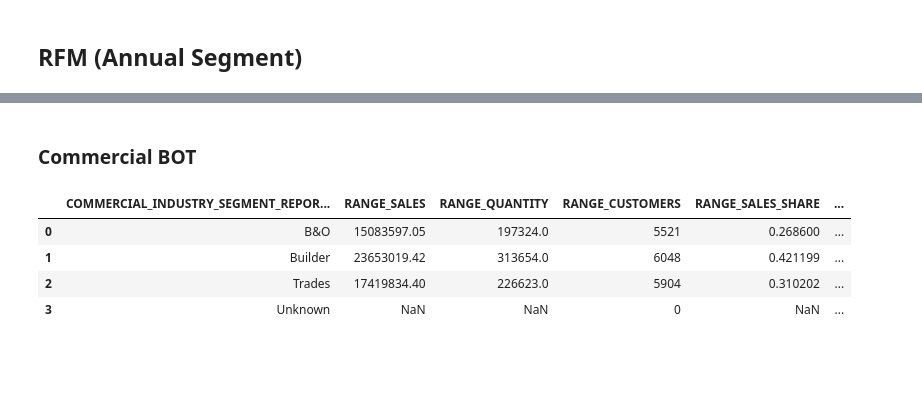
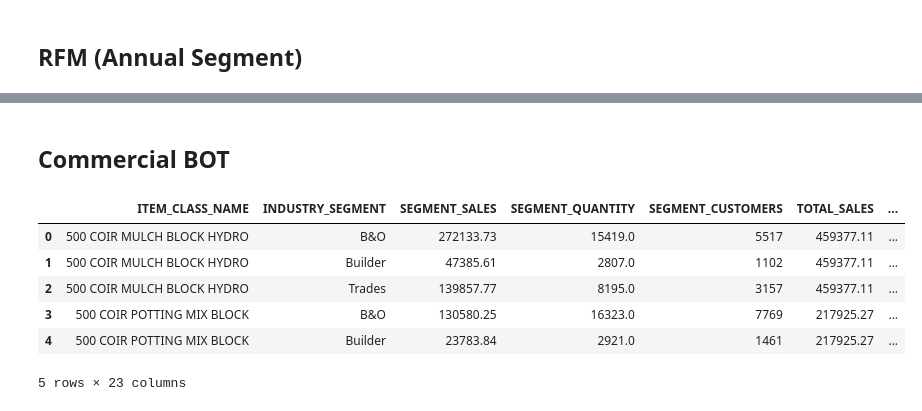
Before and after one commit to Meiji-Tran/Merch-Insights, a Jupyter notebook: NZ pest control & growing media/profiling.ipynb, the cells around one changed output, grey strips where cells are left out. Drawn from its saved outputs; the diff is of its cells as text; code cells hidden in the pictures; blank space fills up the shorter version.

```diff
--- a/NZ pest control & growing media/profiling.ipynb
+++ b/NZ pest control & growing media/profiling.ipynb
@@ -216,5 +434,5 @@ GM_rfm
 # %% [markdown]
-### Commercial BOT
+## Commercial BOT
 # %%
 # Get data
 GM_bot = con.read_sql_file_into_pandas(
@@ -222,15 +440,19 @@ GM_bot = con.read_sql_file_into_pandas(
     formatting={
         'start_date': start_date,
         'end_date': end_date,
-        'table_name': table_GM
+        'table_name': table_GM,
+        'level' : 'item_class_name',
+        'country' : 'AU'
     }
 )
 # %%
 # Check data
-GM_bot
+GM_bot.head()
 # %% [output]
-|  | COMMERCIAL_INDUSTRY_SEGMENT_REPOR... | RANGE_SALES | RANGE_QUANTITY | RANGE_CUSTOMERS | RANGE_SALES_SHARE | ... |
-| 0 | B&O | 15083597.05 | 197324.0 | 5521 | 0.268600 | ... |
-| 1 | Builder | 23653019.42 | 313654.0 | 6048 | 0.421199 | ... |
-| 2 | Trades | 17419834.40 | 226623.0 | 5904 | 0.310202 | ... |
-| 3 | Unknown | NaN | NaN | 0 | NaN | ... |
+|  | ITEM_CLASS_NAME | INDUSTRY_SEGMENT | SEGMENT_SALES | SEGMENT_QUANTITY | SEGMENT_CUSTOMERS | TOTAL_SALES | ... |
+| 0 | 500 COIR MULCH BLOCK HYDRO | B&O | 272133.73 | 15419.0 | 5517 | 459377.11 | ... |
+| 1 | 500 COIR MULCH BLOCK HYDRO | Builder | 47385.61 | 2807.0 | 1102 | 459377.11 | ... |
+| 2 | 500 COIR MULCH BLOCK HYDRO | Trades | 139857.77 | 8195.0 | 3157 | 459377.11 | ... |
+| 3 | 500 COIR POTTING MIX BLOCK | B&O | 130580.25 | 16323.0 | 7769 | 217925.27 | ... |
+| 4 | 500 COIR POTTING MIX BLOCK | Builder | 23783.84 | 2921.0 | 1461 | 217925.27 | ... |
+5 rows × 23 columns
```
Also changed, not shown: parts of 43 cells of this notebook, 8 other files.
